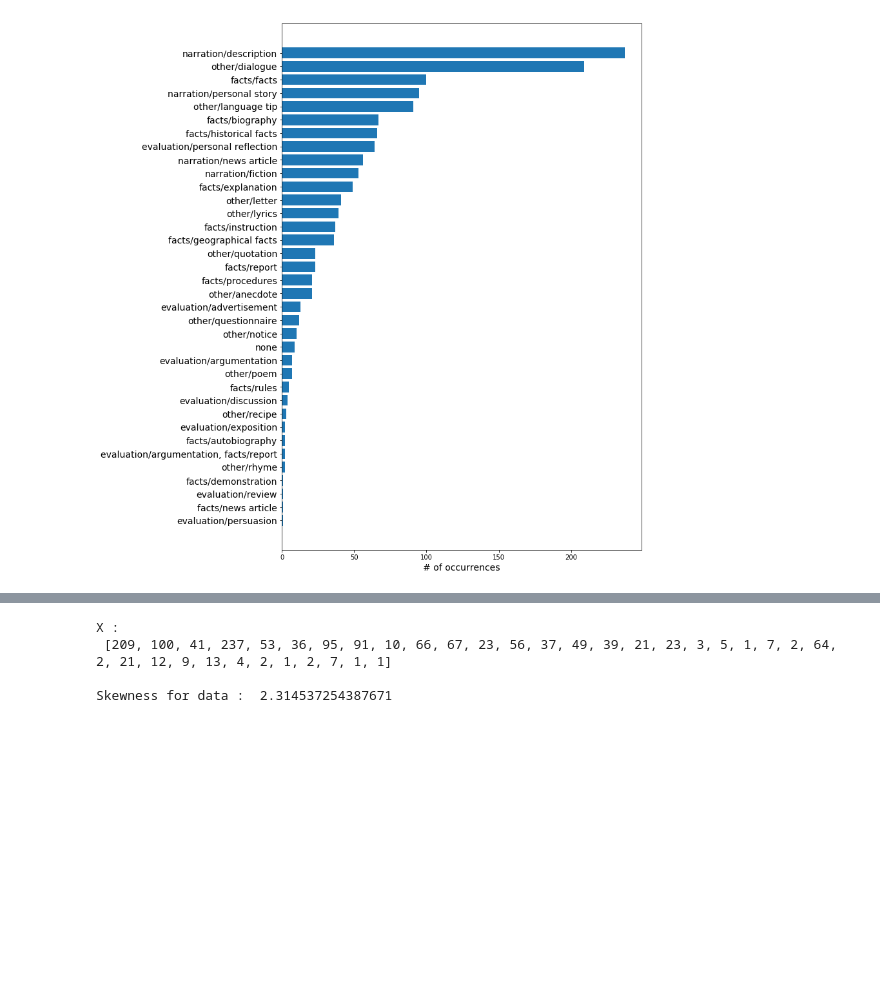
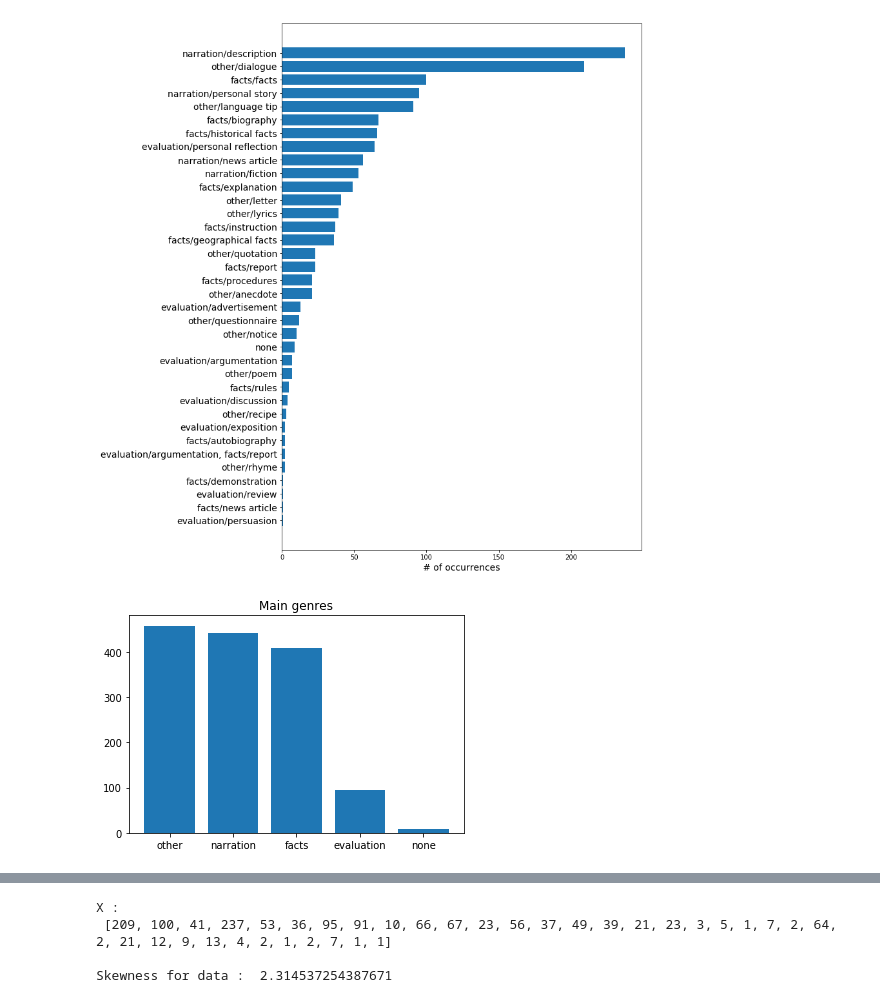
Before and after one commit to eliyetres/lt2314-project, a Jupyter notebook: code/Multi-label text genre classification.ipynb, the cells around one changed output, grey strips where cells are left out. Cells and saved outputs as stored; diff of their text form; code cells hidden in the pictures; blank space fills up the shorter version.

Commit message:
plotting main and sub genres, using sklearn to split data, trying binary relevance for multi-label classification

```diff
--- a/code/Multi-label text genre classification.ipynb
+++ b/code/Multi-label text genre classification.ipynb
@@ -27,7 +27,7 @@ import xml.etree.ElementTree as ET
 from xml.etree.ElementTree import tostring
 from itertools import chain
 
-data = {}
+text_data = {}
 all_genres = {}
 
 main_cat = {}
@@ -47,7 +47,7 @@ for filename in os.listdir(path):
     for elem in all_name_elements:
         count +=1
 
-        # some texts might not have genre
+        # some texts might not have a genre
         try:
             genres = elem.attrib['genre'] #genre/s
         except KeyError:
@@ -67,7 +67,7 @@ for filename in os.listdir(path):
         #genres = list(dict.fromkeys(genres))
 
         notags = ET.tostring(elem, encoding='unicode', method='text')
-        # replace abbverbiatons
+        # replace abbverbiatons will full words
         notags = notags.replace("dvs.","det vill säga")
         notags = notags.replace("t.ex.","till exempel")
         notags = notags.replace("f.kr.","före kristus")
@@ -85,7 +85,7 @@ for filename in os.listdir(path):
         # lowercase the words
         notags = notags.lower()
 
-        data[count] = {
+        text_data[count] = {
             "genre":genres,
             "sentences":notags
         }
@@ -93,8 +93,6 @@ for filename in os.listdir(path):
             # count main- and sub categories
             try:
                 m,s = g.split("/")[0], g.split("/")[1]
-                m = main_and_sub[0]
-                s = main_and_sub[1]
             except IndexError:
                 m = g
                 s= g
@@ -337,3 +212,13 @@ ax.set_xlabel('# of occurrences', fontsize=14)
 plt.show()
 # %% [output]
 [figure]
+# %%
+import matplotlib.pyplot as plt
+%matplotlib inline
+main_categories ={k: v for k, v in sorted(main_cat.items(), reverse=True, key=lambda item: item[1])}
+
+plt.bar(main_categories.keys() , main_categories.values() )
+plt.title("Main genres")
+plt.show()
+# %% [output]
+[figure, added]
```
Also changed, not shown: parts of 50 cells of this notebook.
